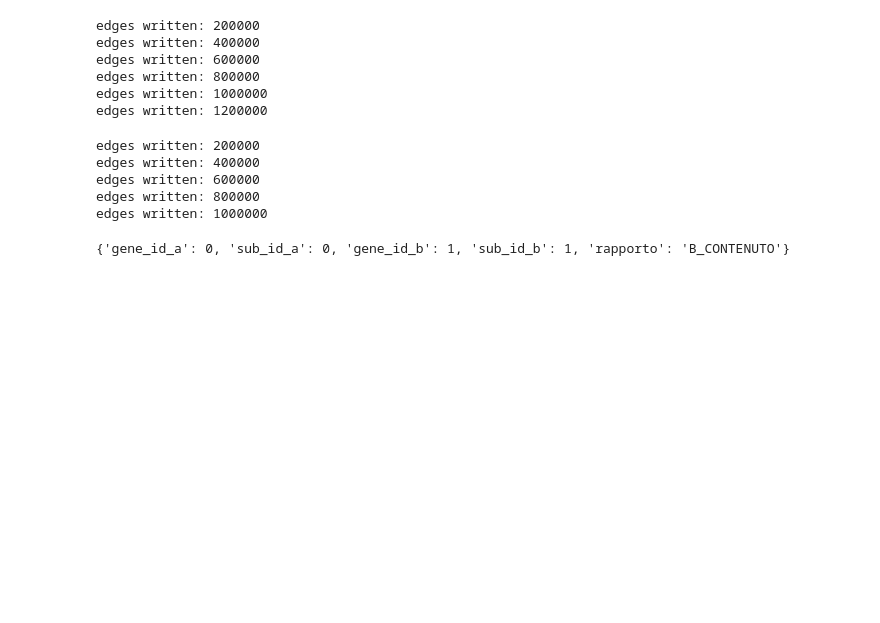
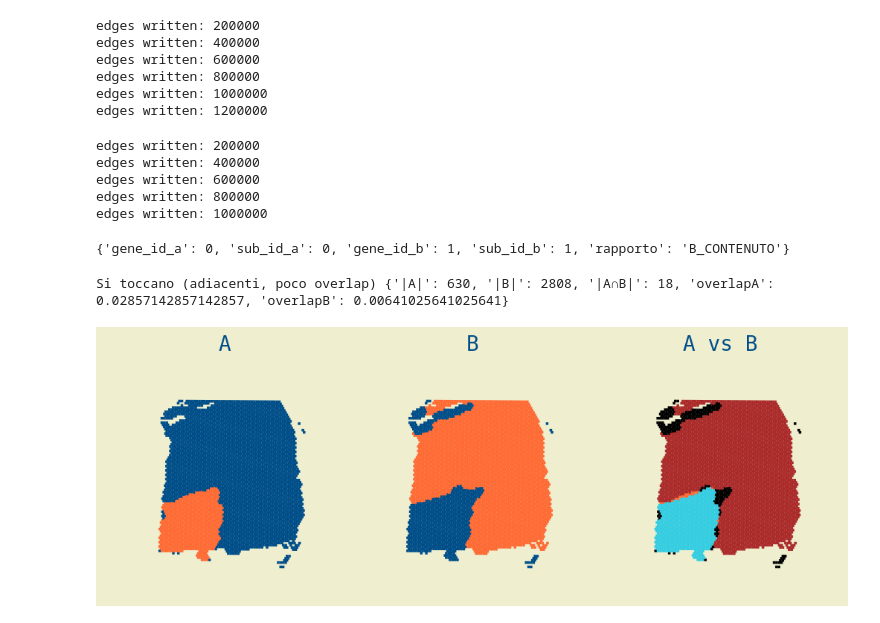
Before and after one commit to Cero1998/Tesi_Cerinelli, a Jupyter notebook: progetto_spunto/progetto/sub_genes_comparator.ipynb, the cells around one changed output. Cells and saved outputs as stored; diff of their text form; code cells hidden in the pictures; blank space fills up the shorter version.

Commit message:
Push: Created  comparator for n genes and added new images

```diff
--- a/progetto_spunto/progetto/sub_genes_comparator.ipynb
+++ b/progetto_spunto/progetto/sub_genes_comparator.ipynb
@@ -1058,0 +829,49 @@ print(relations_without_disgiunti[0])
+# %%
+mask0 = by_pair.get((297, 0))["comp_mask"]
+mask1 = by_pair.get((389, 0))["comp_mask"]
+
+rel, info = classify_subgene_pair(by_pair, 297, 0, 389, 0, vicini_filtrati, contain_tol=0.02)
+print(rel, info)
+
+labels = labels_for_subgene_pair(by_pair, 297, 0, 389, 0,)
+
+
+fig, (ax1, ax2,ax3) = plt.subplots(1, 3, figsize=(10, 5),
+                                           gridspec_kw={"width_ratios":[1.2, 1.2,1.2]},
+                                           constrained_layout=True)
+array_data = scdata.X.toarray().T
+
+plot_spatial_scatter(
+    scdata,
+    mask0,
+    cmap         = myCMAP,
+    spines_color = W,
+    size         = 1.5,
+    shape        = "square",
+    ax           = ax1,
+    title        = "A",)
+
+plot_spatial_scatter(
+    scdata,
+    mask1,
+    cmap         = myCMAP,
+    spines_color = W,
+    size         = 1.5,
+    shape        = "square",
+    ax           = ax2,
+    title        = "B")
+
+
+plot_spatial_scatter(
+    scdata,
+    labels,                 # array 0..3
+    cmap         = cmap_3,  # colormap discreta
+    spines_color = W,
+    size         = 1.5,
+    shape        = "square",
+    ax           = ax3,
+    title        = "A vs B",
+)
+# %% [output]
+Si toccano (adiacenti, poco overlap) {'|A|': 630, '|B|': 2808, '|A∩B|': 18, 'overlapA': 0.02857142857142857, 'overlapB': 0.00641025641025641}
+[figure, added]
```
Also changed, not shown: parts of 20 cells of this notebook, 8 other files.
